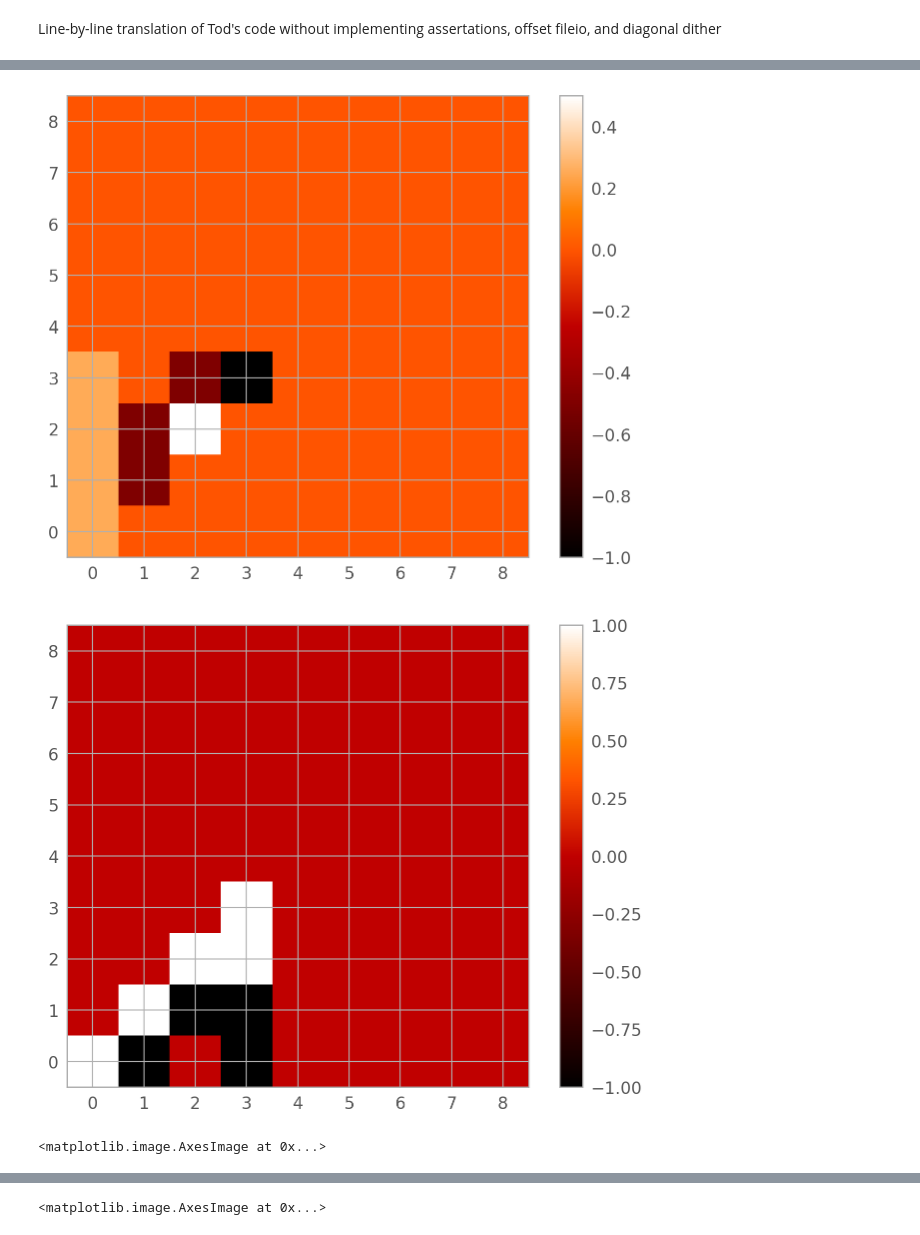
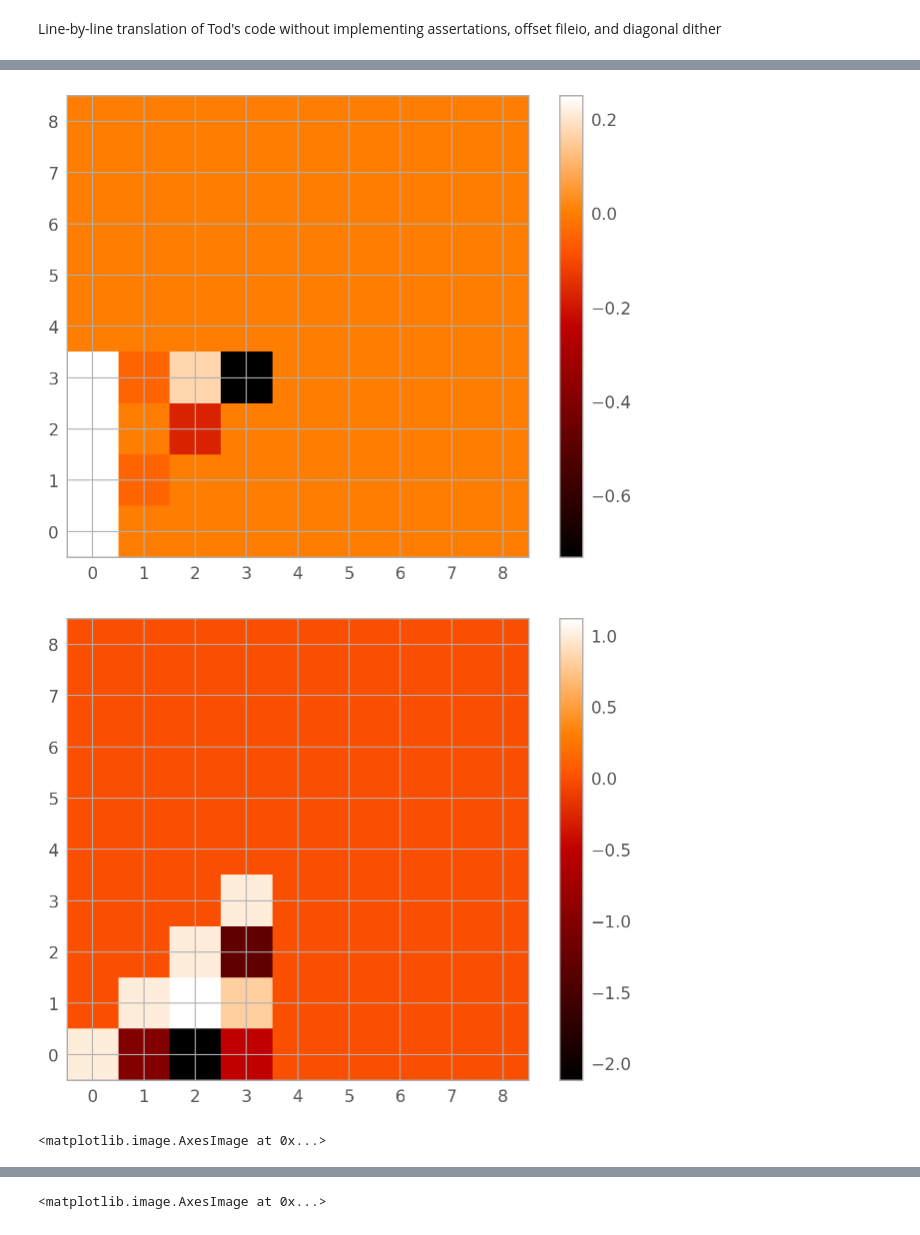
Before and after one commit to Chisen-Lupus/proper-dither, a Jupyter notebook: demo.ipynb, the cells around one changed output, grey strips where cells are left out. Saved outputs shown, nothing was run; the diff lists cells and outputs as text; code cells hidden in the pictures.

```diff
--- a/demo.ipynb
+++ b/demo.ipynb
@@ -1411,7 +1426,8 @@ def phase(A_in, nrow, ncol, shift, DR, DC, offsets, npos):
 
             coef[isec-1] *= wt[npos-1]
 
-            print(f'Image {npos}, power {coef[isec-1]*np.conj(coef[isec-1])}, sector {isec}')
+            # print(f'Image {npos}, power {coef[isec-1]*np.conj(coef[isec-1])}, sector {isec}')
+            print(f'Image {npos}, power {coef[isec-1]}, sector {isec}')
         #     break
         # break
 
@@ -1438,6 +1454,7 @@ def phase(A_in, nrow, ncol, shift, DR, DC, offsets, npos):
             # print(isec, coef[isec-1])
             spr = coef[isec-1].real # NOTE Fortran casts Complex to Real directly
             spi = coef[isec-1].imag
+            print('this coef', coef[isec-1])
             for vrow in range(isv, iev-1, -1):
                 # print('vrow', vrow, 'isv', isv, 'iev', iev)
                 if vrow>0:
@@ -1509,10 +1526,10 @@ DR = 0.5
 DC = 0.5
 shift = False
 # offsets dx dy wt
-# offsets = [[0, 0, 1],
-#            [0.33, 0, 1],
-#            [0, 0.33, 1],
-#            [0.33, 0.33, 1]]
+offsets = np.array([[0, 0, 1],
+                    [0.1, 0, 1],
+                    [0, 0.2, 1],
+                    [0.3, 0.4, 1]])
 # offsets = [[0, 0, 1],
 #            [0, 1/3, 1],
 #            [0, 2/3, 1],
@@ -1522,12 +1539,12 @@ shift = False
 #            [2/3, 0, 1],
 #            [2/3, 1/3, 1],
 #            [2/3, 2/3, 1]]
-offsets = np.array([
-    [0, 0, 1],
-    [0, 0.5, 1],
-    [0.5, 0, 1],
-    [0.5, 0.5, 1],
-])
+# offsets = np.array([
+#     [0, 0, 1],
+#     [0, 0.5, 1],
+#     [0.5, 0, 1],
+#     [0.5, 0.5, 1],
+# ])
 
 offsets[:, 0] *= 1
 offsets[:, 1] *= 1
@@ -1545,8 +1562,8 @@ for i in range(4):
     # plt.imshow(A)
     # plt.show()
     ncol, nrow = A.shape
-    n = i + 1
-    # n = 1
+    # n = i + 1
+    n = 3
     # n=9 # starting from 1
 
     Atotal += phase(A, nrow, ncol, shift, DR, DC, offsets, n)
@@ -1583,3 +1600,3 @@ Fundamental 3
-[figure, old version]
+[figure, new version]
-[figure, old version]
+[figure, new version]
 <matplotlib.image.AxesImage at 0x...>
```
Also changed, not shown: parts of 15 cells of this notebook.
